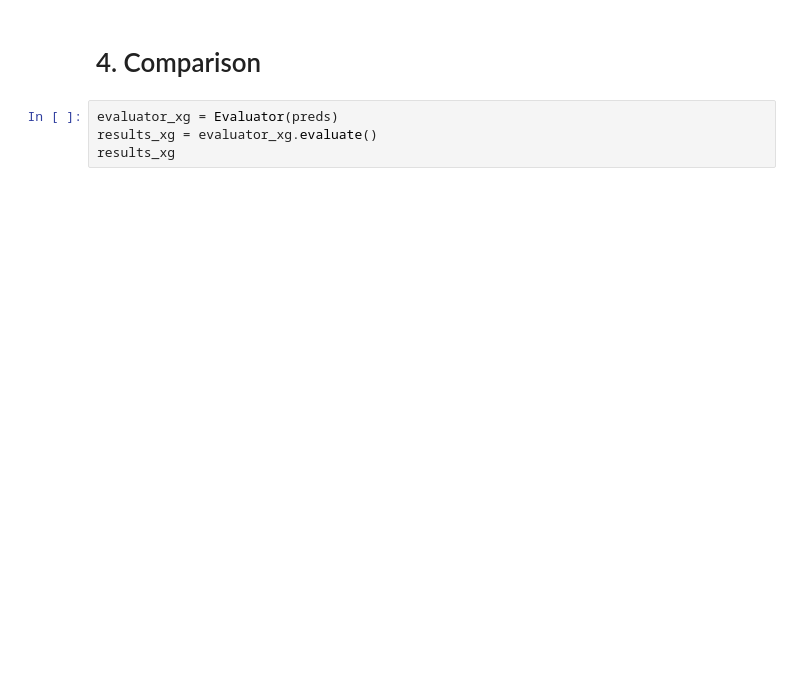
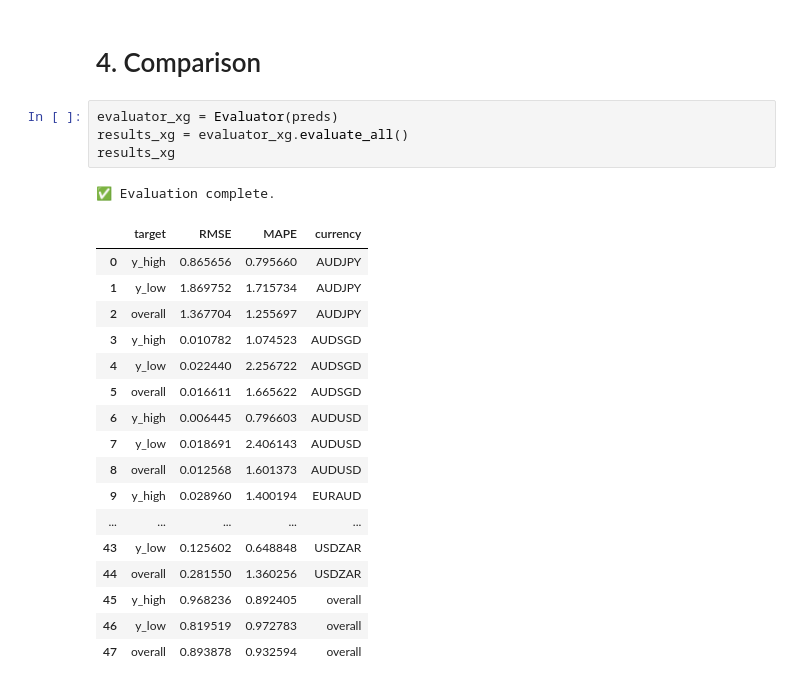
Before and after one commit to Yosri-Ben-Halima/cross-currency-extrema-forecasting, a Jupyter notebook: notebooks/04_modeling_and_benchmarking.ipynb, the cells around one changed output. Drawn from its saved outputs; the diff is of its cells as text; blank space fills up the shorter version.

```diff
--- a/notebooks/04_modeling_and_benchmarking.ipynb
+++ b/notebooks/04_modeling_and_benchmarking.ipynb
@@ -50,8 +160,27 @@ preds_b = model_b.predict()
 # 4. Comparison
 # %%
 evaluator_xg = Evaluator(preds)
-results_xg = evaluator_xg.evaluate()
+results_xg = evaluator_xg.evaluate_all()
 results_xg
+# %% [output]
+✅ Evaluation complete.
+|  | target | RMSE | MAPE | currency |
+| 0 | y_high | 0.865656 | 0.795660 | AUDJPY |
+| 1 | y_low | 1.869752 | 1.715734 | AUDJPY |
+| 2 | overall | 1.367704 | 1.255697 | AUDJPY |
+| 3 | y_high | 0.010782 | 1.074523 | AUDSGD |
+| 4 | y_low | 0.022440 | 2.256722 | AUDSGD |
+| 5 | overall | 0.016611 | 1.665622 | AUDSGD |
+| 6 | y_high | 0.006445 | 0.796603 | AUDUSD |
+| 7 | y_low | 0.018691 | 2.406143 | AUDUSD |
+| 8 | overall | 0.012568 | 1.601373 | AUDUSD |
+| 9 | y_high | 0.028960 | 1.400194 | EURAUD |
+| ... | ... | ... | ... | ... |
+| 43 | y_low | 0.125602 | 0.648848 | USDZAR |
+| 44 | overall | 0.281550 | 1.360256 | USDZAR |
+| 45 | y_high | 0.968236 | 0.892405 | overall |
+| 46 | y_low | 0.819519 | 0.972783 | overall |
+| 47 | overall | 0.893878 | 0.932594 | overall |
 # %%
 evaluator_b = Evaluator(preds_b)
 results_b = evaluator_b.evaluate_all()
```
Also changed, not shown: parts of 5 cells of this notebook, 12 other files.
